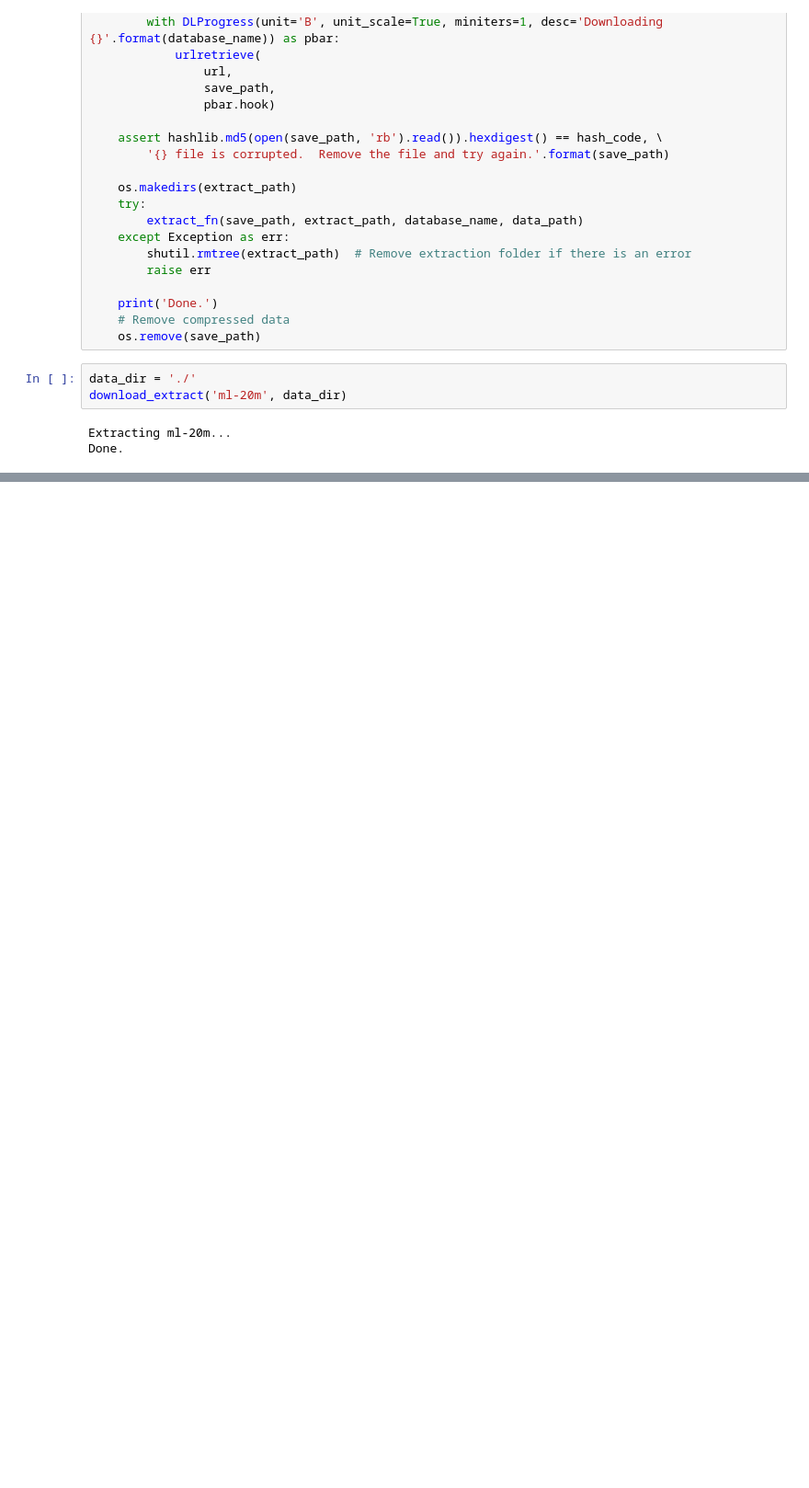
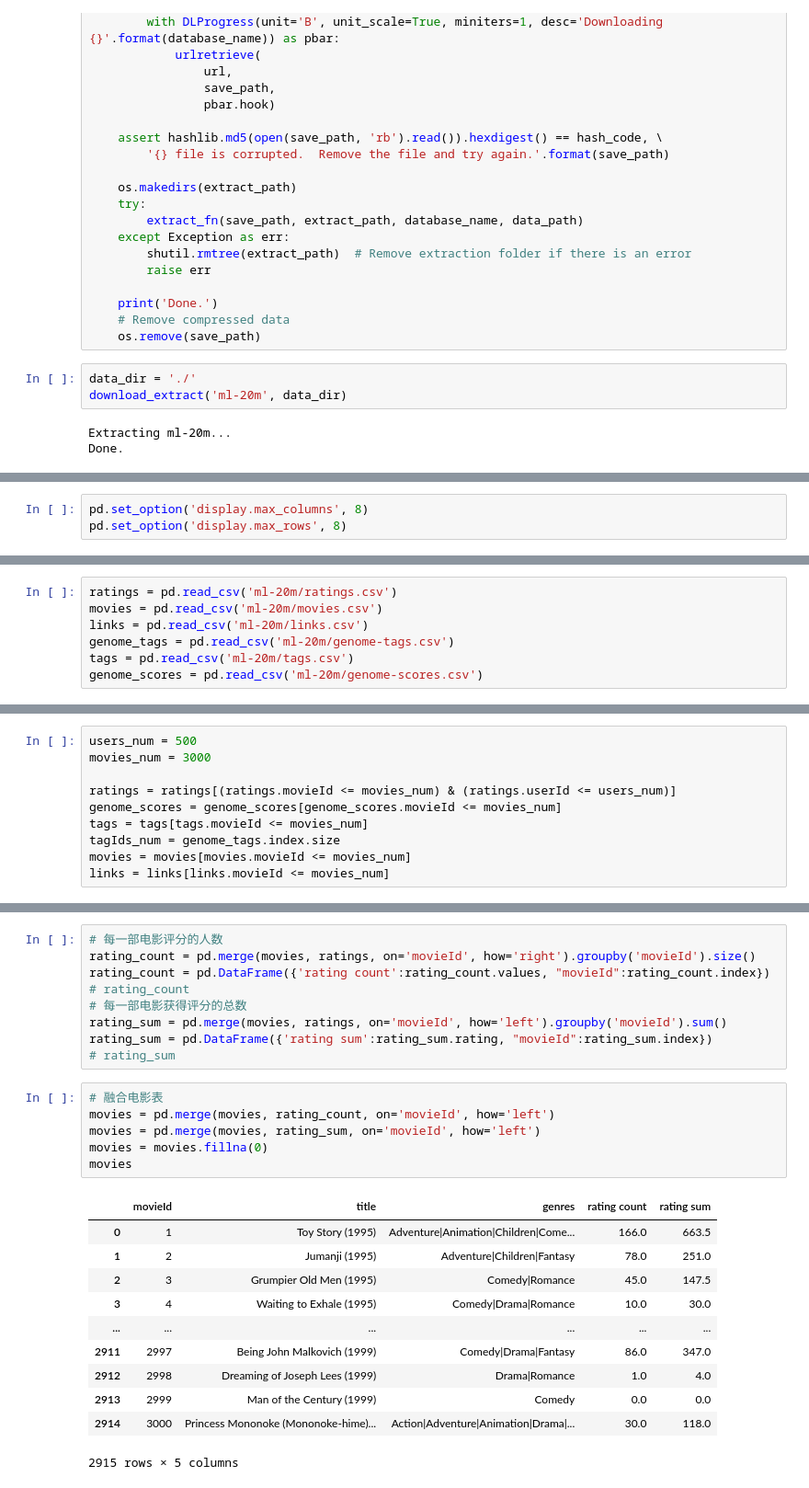
Before and after one commit to miaopei/RecommendedSystem, a Jupyter notebook: movies_recommended/movies_recommended.ipynb, the cells around one changed output, grey strips where cells are left out. Shown at 92% size. Cells and saved outputs as stored; diff of their text form; blank space fills up the shorter version.

```diff
--- a/movies_recommended/movies_recommended.ipynb
+++ b/movies_recommended/movies_recommended.ipynb
@@ -128,0 +976,3 @@ MovieLens 20M数据集
+# %%
+pd.set_option('display.max_columns', 8)
+pd.set_option('display.max_rows', 8)
@@ -128,0 +981,7 @@ MovieLens 20M数据集
+# %%
+ratings = pd.read_csv('ml-20m/ratings.csv')
+movies = pd.read_csv('ml-20m/movies.csv')
+links = pd.read_csv('ml-20m/links.csv')
+genome_tags = pd.read_csv('ml-20m/genome-tags.csv')
+tags = pd.read_csv('ml-20m/tags.csv')
+genome_scores = pd.read_csv('ml-20m/genome-scores.csv')
@@ -128,0 +995,10 @@ MovieLens 20M数据集
+# %%
+users_num = 500
+movies_num = 3000
+
+ratings = ratings[(ratings.movieId <= movies_num) & (ratings.userId <= users_num)]
+genome_scores = genome_scores[genome_scores.movieId <= movies_num]
+tags = tags[tags.movieId <= movies_num]
+tagIds_num = genome_tags.index.size
+movies = movies[movies.movieId <= movies_num]
+links = links[links.movieId <= movies_num]
@@ -128,0 +1016,27 @@ MovieLens 20M数据集
+# %%
+# 每一部电影评分的人数
+rating_count = pd.merge(movies, ratings, on='movieId', how='right').groupby('movieId').size()
+rating_count = pd.DataFrame({'rating count':rating_count.values, "movieId":rating_count.index})
+# rating_count
+# 每一部电影获得评分的总数
+rating_sum = pd.merge(movies, ratings, on='movieId', how='left').groupby('movieId').sum()
+rating_sum = pd.DataFrame({'rating sum':rating_sum.rating, "movieId":rating_sum.index})
+# rating_sum
+# %%
+# 融合电影表
+movies = pd.merge(movies, rating_count, on='movieId', how='left')
+movies = pd.merge(movies, rating_sum, on='movieId', how='left')
+movies = movies.fillna(0)
+movies
+# %% [output]
+|  | movieId | title | genres | rating count | rating sum |
+| 0 | 1 | Toy Story (1995) | Adventure|Animation|Children|Come... | 166.0 | 663.5 |
+| 1 | 2 | Jumanji (1995) | Adventure|Children|Fantasy | 78.0 | 251.0 |
+| 2 | 3 | Grumpier Old Men (1995) | Comedy|Romance | 45.0 | 147.5 |
+| 3 | 4 | Waiting to Exhale (1995) | Comedy|Drama|Romance | 10.0 | 30.0 |
+| ... | ... | ... | ... | ... | ... |
+| 2911 | 2997 | Being John Malkovich (1999) | Comedy|Drama|Fantasy | 86.0 | 347.0 |
+| 2912 | 2998 | Dreaming of Joseph Lees (1999) | Drama|Romance | 1.0 | 4.0 |
+| 2913 | 2999 | Man of the Century (1999) | Comedy | 0.0 | 0.0 |
+| 2914 | 3000 | Princess Mononoke (Mononoke-hime)... | Action|Adventure|Animation|Drama|... | 30.0 | 118.0 |
+2915 rows × 5 columns
```
Also changed, not shown: parts of 110 cells of this notebook, 9 other files.
